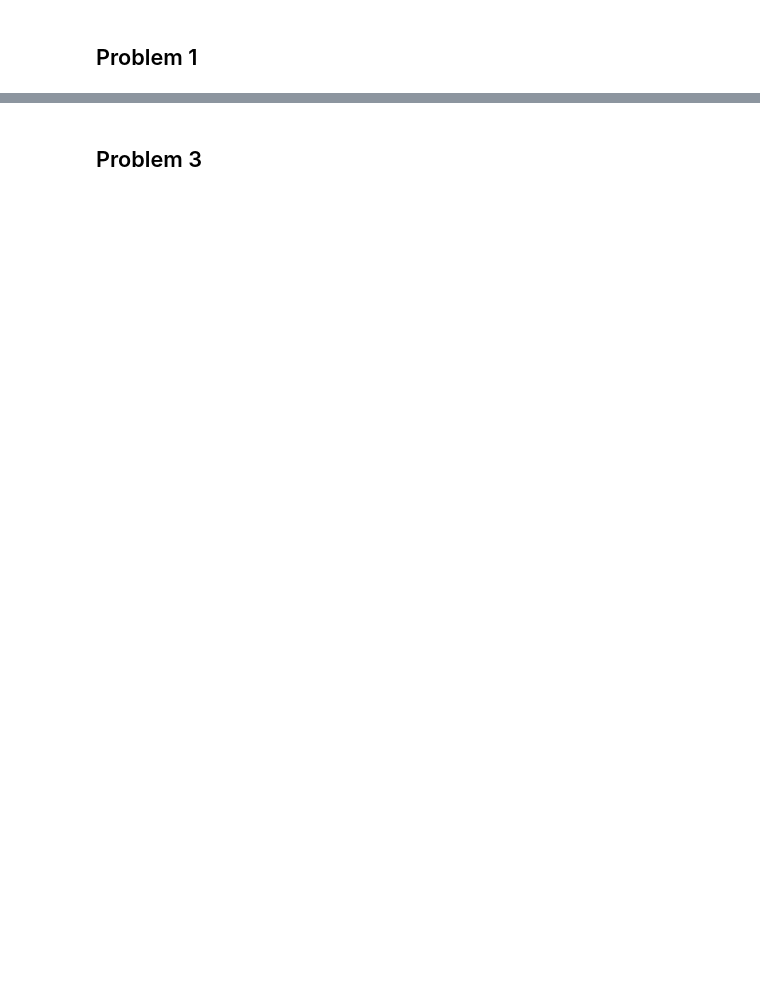
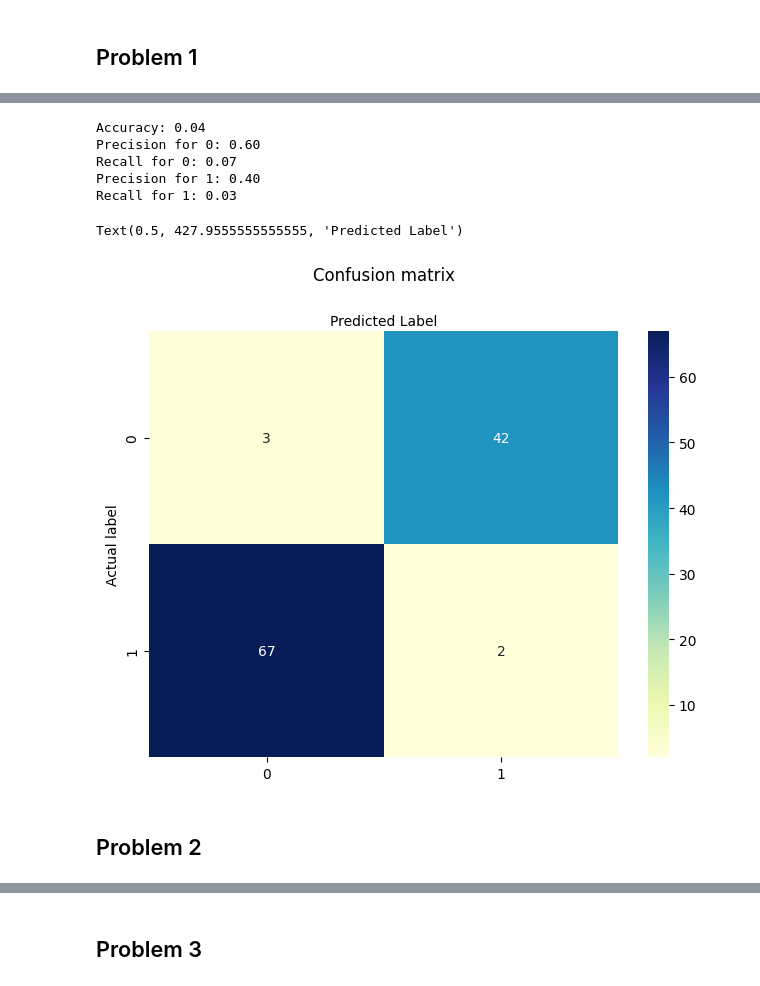
Before and after one commit to cbeam3902/cbeam18_ECGR5105, a Jupyter notebook: HW3/cbeam18_HW3.ipynb, the cells around one changed output, grey strips where cells are left out. Saved outputs shown, nothing was run; the diff lists cells and outputs as text; code cells hidden in the pictures; blank space fills up the shorter version.

```diff
--- a/HW3/cbeam18_HW3.ipynb
+++ b/HW3/cbeam18_HW3.ipynb
@@ -34,4 +20,9 @@ X1_train, X1_test, Y1_train, Y1_test = train_test_split(X1, Y1, test_size=0.2)
+# %%
+data = load_breast_cancer()
+X = data.data
+Y = data.target
 # %%
-tempOnes1_train = np.ones((len(Y1_train), 1))
-tempOnes1_test = np.ones((len(Y1_test),1))
+X_train, X_test, Y_train, Y_test = train_test_split(X, Y, test_size=0.2)
+tempOnes_train = np.ones((len(Y_train), 1))
+tempOnes_test = np.ones((len(Y_test),1))
 iterations = 100
@@ -45,0 +29,6 @@ X1_test_std = np.hstack((tempOnes1_test, X1_test_std))
+# %%
+# Scale the input
+X_scaler = StandardScaler()
+X_scaler.fit(X_train)
+X_train_std = X_scaler.transform(X_train)
+X_test_std = X_scaler.transform(X_test)
@@ -46,3 +71,38 @@ X1_test_std = np.hstack((tempOnes1_test, X1_test_std))
+# %%
+means, variances, prob = get_stats(X_train, Y_train)
+# %%
+out = naive_bayes(X_test, means, variances, prob)
+pred = np.argmax(out, axis=1)
+cnf_mat = confusion_matrix(Y_test, pred)
+
+print("Accuracy: {:.2f}".format((cnf_mat[0,0] + cnf_mat[1,1]) / np.sum(cnf_mat)))
+print("Precision for 0: {:.2f}".format(cnf_mat[0,0]/(cnf_mat[0,0] + cnf_mat[1,1])))
+print("Recall for 0: {:.2f}".format(cnf_mat[0,0]/(cnf_mat[0,0] + cnf_mat[0,1])))
+print("Precision for 1: {:.2f}".format(cnf_mat[1,1]/(cnf_mat[0,0] + cnf_mat[1,1])))
+print("Recall for 1: {:.2f}".format(cnf_mat[1,1]/(cnf_mat[1,0] + cnf_mat[1,1])))
+
+class_names = [0,1]
+fig, ax = plt.subplots()
+tick_marks = np.arange(len(class_names))
+
+plt.xticks(tick_marks, class_names)
+plt.yticks(tick_marks, class_names)
+sns.heatmap(pd.DataFrame(cnf_mat), annot=True, cmap="YlGnBu", fmt='g')
+ax.xaxis.set_label_position("top")
+plt.tight_layout()
+plt.title("Confusion matrix", y=1.1)
+plt.ylabel("Actual label")
+plt.xlabel("Predicted Label")
+# %% [output]
+Accuracy: 0.04
+Precision for 0: 0.60
+Recall for 0: 0.07
+Precision for 1: 0.40
+Recall for 1: 0.03
+Text(0.5, 427.9555555555555, 'Predicted Label')
+[figure, added]
+# %% [markdown]
+## Problem 2
 # %%
 # Log Regression and Gradient_descent
 def h_func(X,theta):
```
Also changed, not shown: parts of 33 cells of this notebook.
